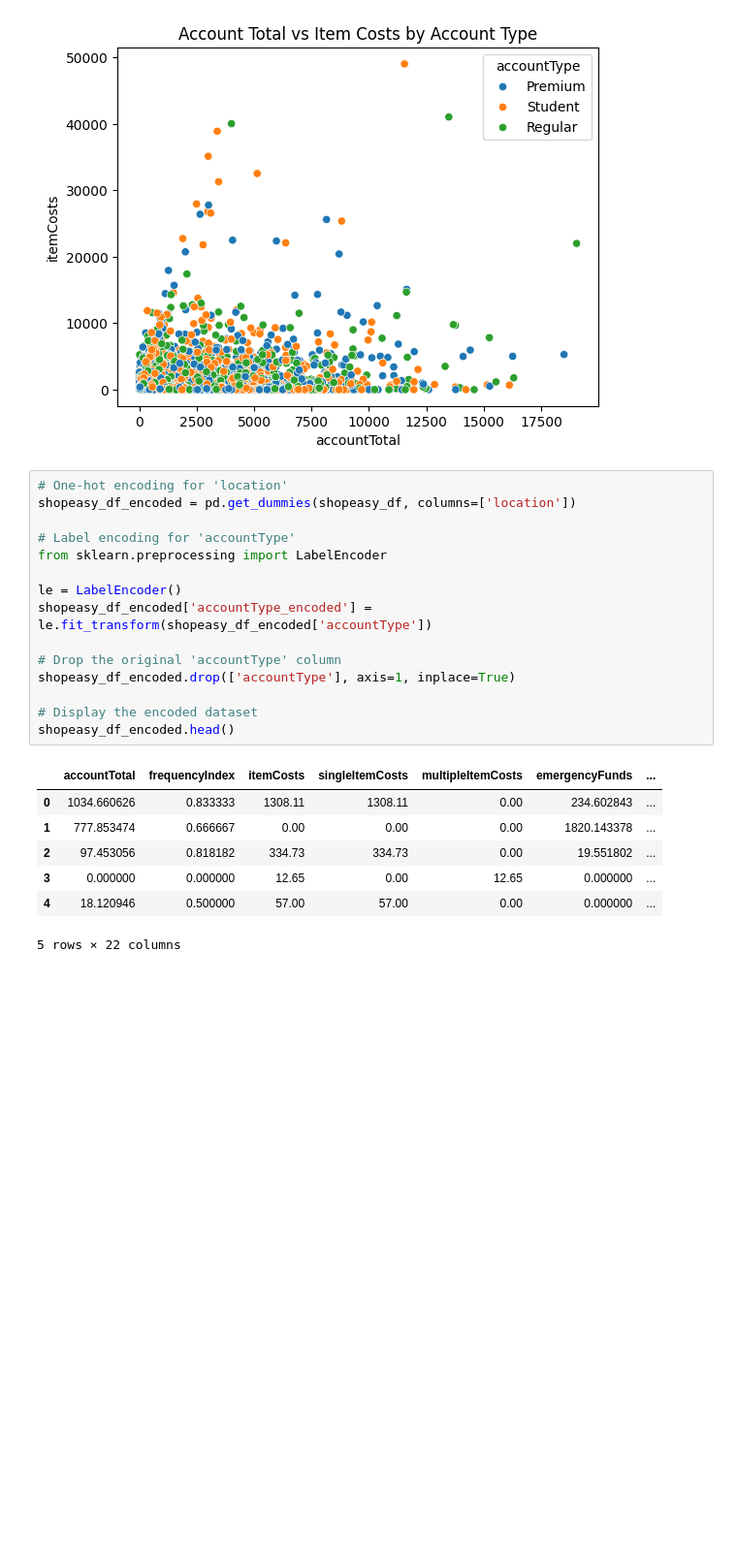
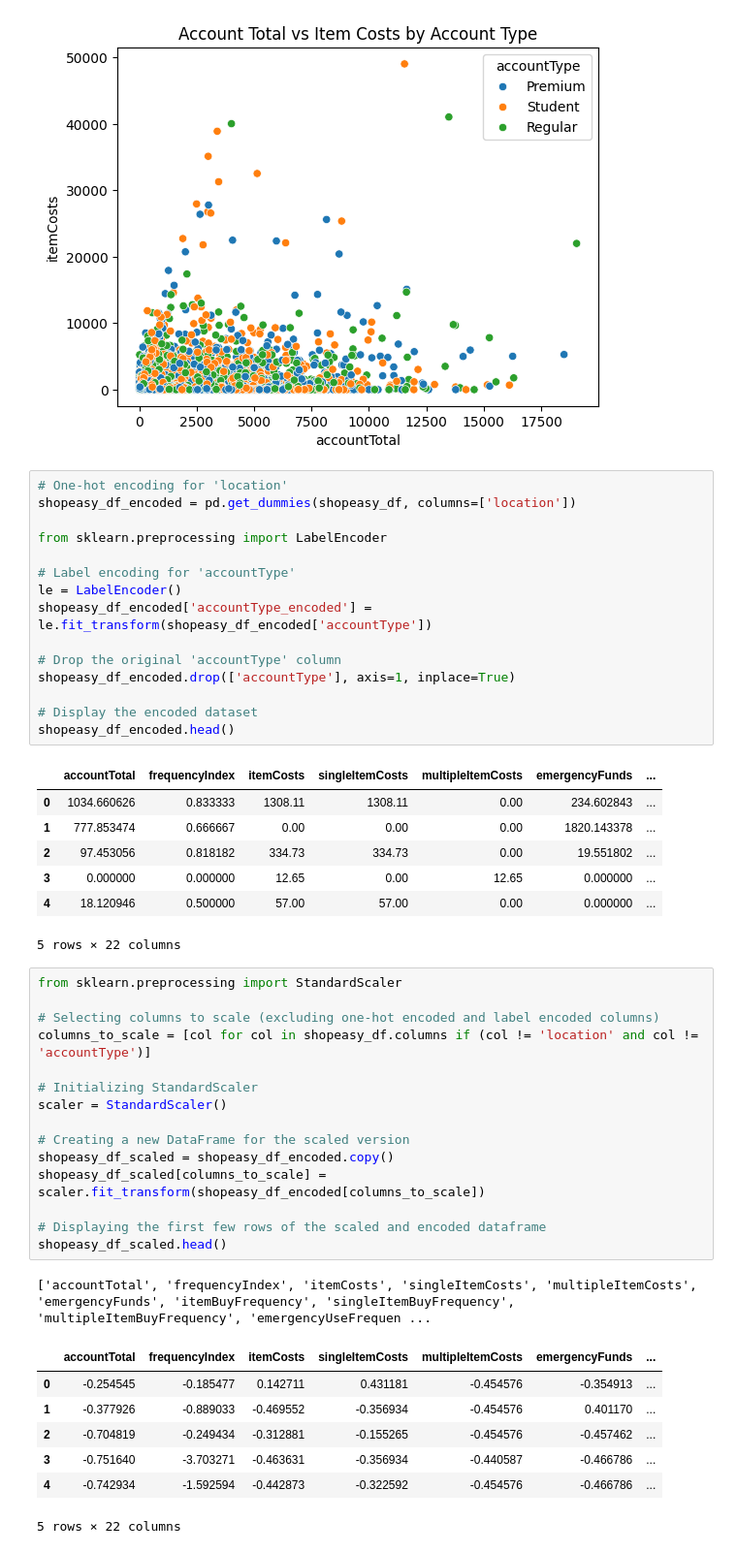
Before and after one commit to MattiaCervelli/AI-ML_project.shopEasy_283791, a Jupyter notebook: main.ipynb, the cells around one changed output. Shown: that part at 97% size. Cells and saved outputs as stored; diff of their text form; blank space fills up the shorter version.

```diff
--- a/main.ipynb
+++ b/main.ipynb
@@ -169,9 +174,9 @@ plt.show()
 # One-hot encoding for 'location'
 shopeasy_df_encoded = pd.get_dummies(shopeasy_df, columns=['location'])
 
-# Label encoding for 'accountType'
 from sklearn.preprocessing import LabelEncoder
 
+# Label encoding for 'accountType'
 le = LabelEncoder()
 shopeasy_df_encoded['accountType_encoded'] = le.fit_transform(shopeasy_df_encoded['accountType'])
 
@@ -188,3 +193,27 @@ shopeasy_df_encoded.head()
 | 3 | 0.000000 | 0.000000 | 12.65 | 0.00 | 12.65 | 0.000000 | ... |
 | 4 | 18.120946 | 0.500000 | 57.00 | 57.00 | 0.00 | 0.000000 | ... |
 5 rows × 22 columns
+# %%
+from sklearn.preprocessing import StandardScaler
+
+# Selecting columns to scale (excluding one-hot encoded and label encoded columns)
+columns_to_scale = [col for col in shopeasy_df.columns if (col != 'location' and col != 'accountType')]
+
+# Initializing StandardScaler
+scaler = StandardScaler()
+
+# Creating a new DataFrame for the scaled version
+shopeasy_df_scaled = shopeasy_df_encoded.copy()
+shopeasy_df_scaled[columns_to_scale] = scaler.fit_transform(shopeasy_df_encoded[columns_to_scale])
+
+# Displaying the first few rows of the scaled and encoded dataframe
+shopeasy_df_scaled.head()
+# %% [output]
+['accountTotal', 'frequencyIndex', 'itemCosts', 'singleItemCosts', 'multipleItemCosts', 'emergencyFunds', 'itemBuyFrequency', 'singleItemBuyFrequency', 'multipleItemBuyFrequency', 'emergencyUseFrequen ...
+|  | accountTotal | frequencyIndex | itemCosts | singleItemCosts | multipleItemCosts | emergencyFunds | ... |
+| 0 | -0.254545 | -0.185477 | 0.142711 | 0.431181 | -0.454576 | -0.354913 | ... |
+| 1 | -0.377926 | -0.889033 | -0.469552 | -0.356934 | -0.454576 | 0.401170 | ... |
+| 2 | -0.704819 | -0.249434 | -0.312881 | -0.155265 | -0.454576 | -0.457462 | ... |
+| 3 | -0.751640 | -3.703271 | -0.463631 | -0.356934 | -0.440587 | -0.466786 | ... |
+| 4 | -0.742934 | -1.592594 | -0.442873 | -0.322592 | -0.454576 | -0.466786 | ... |
+5 rows × 22 columns
```
Also changed, not shown: parts of 7 cells of this notebook.
